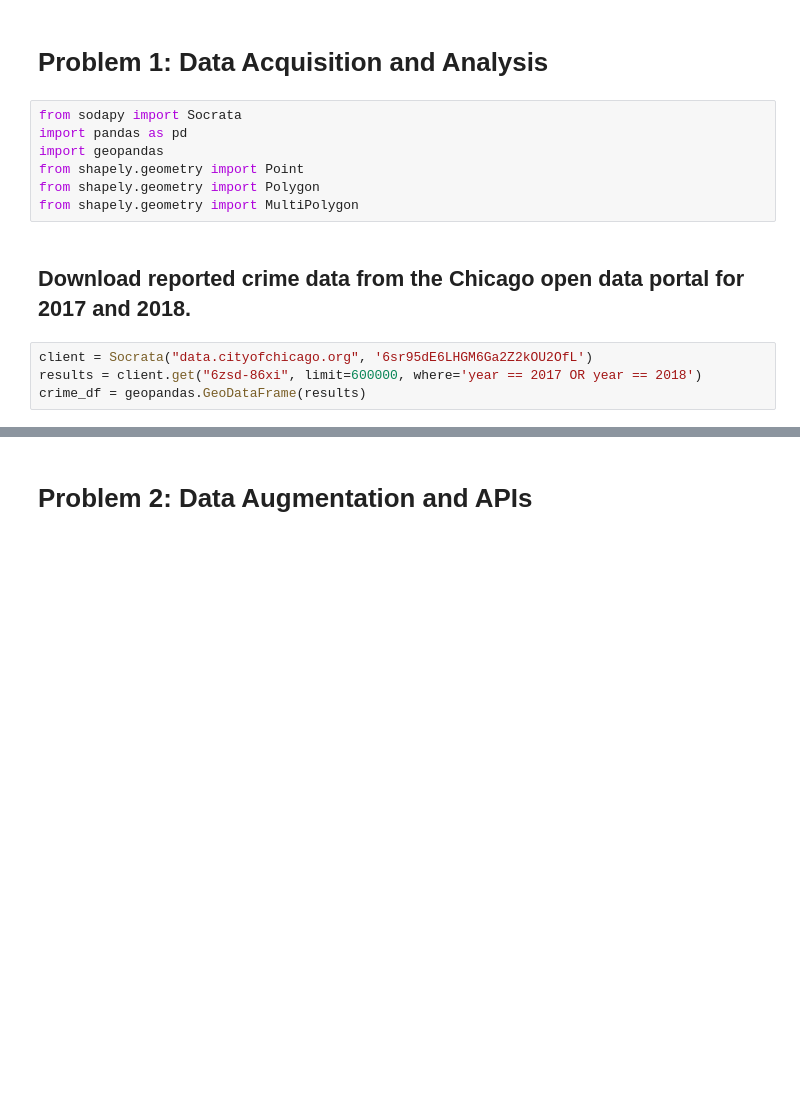
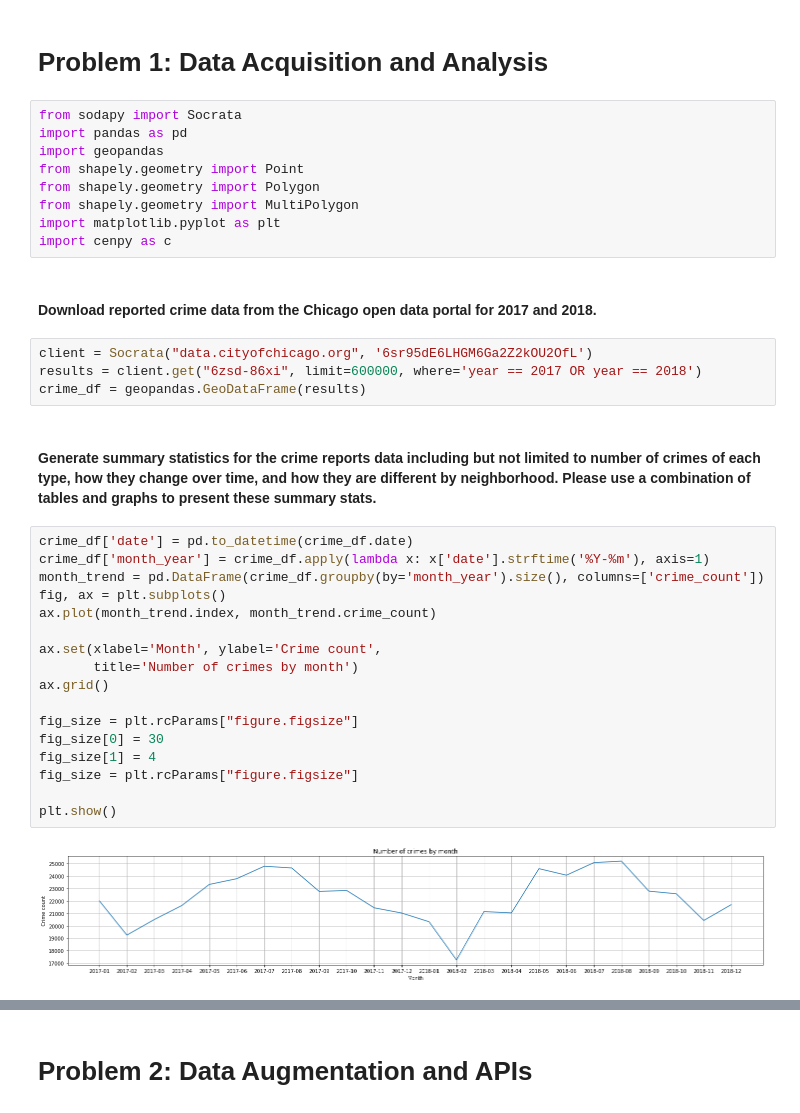
Before and after one commit to chankrista/mlforpublicpolicy, a Jupyter notebook: Assignment 1.ipynb, the cells around one changed output, grey strips where cells are left out. Drawn from its saved outputs; the diff is of its cells as text; blank space fills up the shorter version.

```diff
--- a/Assignment 1.ipynb
+++ b/Assignment 1.ipynb
@@ -7,9 +7,32 @@ import geopandas
 from shapely.geometry import Point
 from shapely.geometry import Polygon
 from shapely.geometry import MultiPolygon
+import matplotlib.pyplot as plt
+import cenpy as c
 # %% [markdown]
-## Download reported crime data from the Chicago open data portal for 2017 and 2018.
+#### Download reported crime data from the Chicago open data portal for 2017 and 2018.
 # %%
 client = Socrata("data.cityofchicago.org", '6sr95dE6LHGM6Ga2Z2kOU2OfL')
 results = client.get("6zsd-86xi", limit=600000, where='year == 2017 OR year == 2018')
 crime_df = geopandas.GeoDataFrame(results)
+# %% [markdown]
+#### Generate summary statistics for the crime reports data including but not limited to number of crimes of each type, how they change over time, and how they are different by neighborhood. Please use a combination of tables and graphs to present these summary stats.
+# %%
+crime_df['date'] = pd.to_datetime(crime_df.date)
+crime_df['month_year'] = crime_df.apply(lambda x: x['date'].strftime('%Y-%m'), axis=1)
+month_trend = pd.DataFrame(crime_df.groupby(by='month_year').size(), columns=['crime_count'])
+fig, ax = plt.subplots()
+ax.plot(month_trend.index, month_trend.crime_count)
+
+ax.set(xlabel='Month', ylabel='Crime count',
+       title='Number of crimes by month')
+ax.grid()
+
+fig_size = plt.rcParams["figure.figsize"]
+fig_size[0] = 30
+fig_size[1] = 4
+fig_size = plt.rcParams["figure.figsize"]
+
+plt.show()
+# %% [output]
+[figure, added]
```
Also changed, not shown: parts of 35 cells of this notebook.
